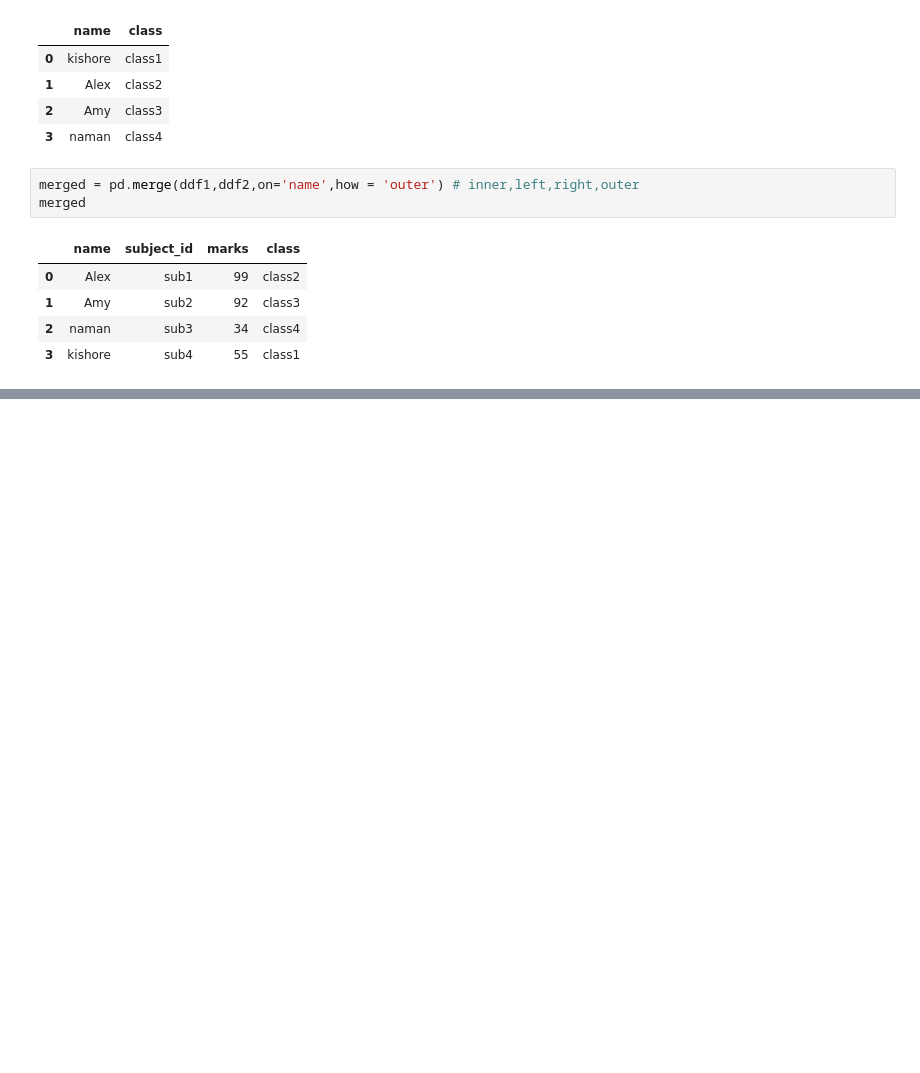
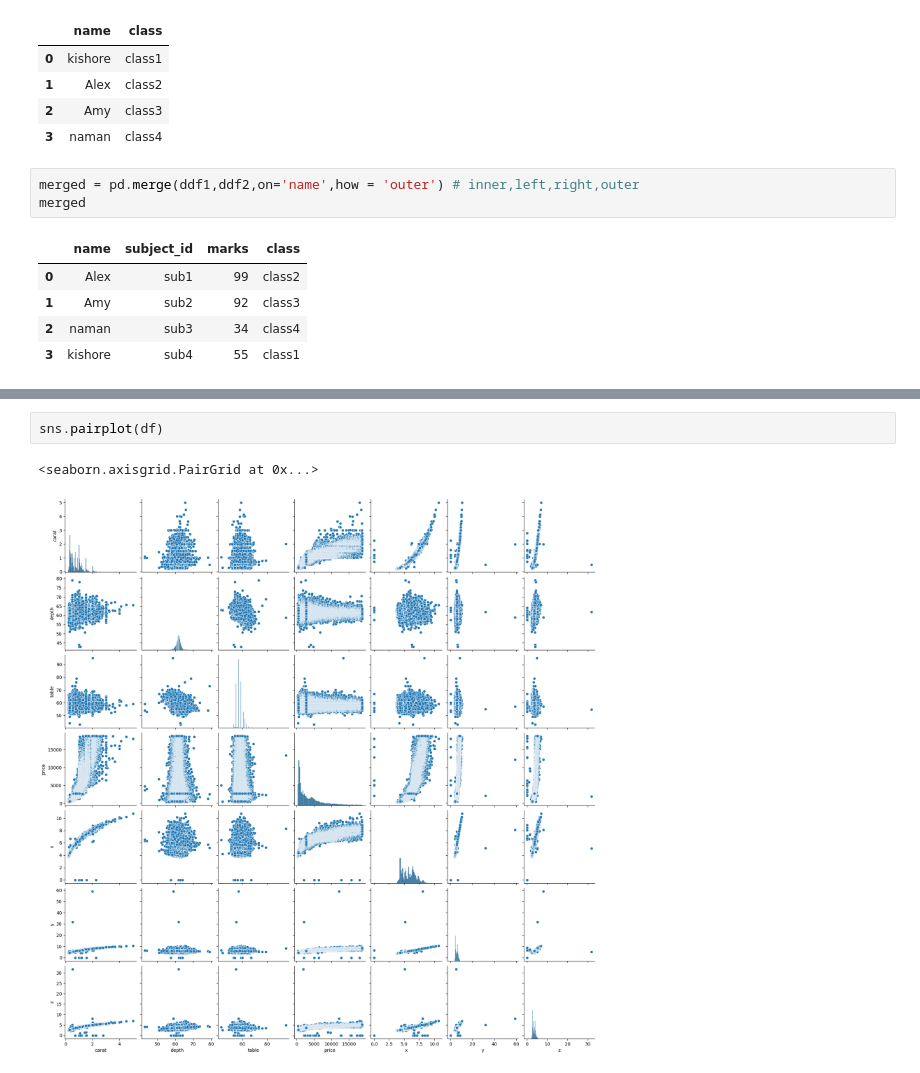
Before and after one commit to SriRamK345/Pandas_lib, a Jupyter notebook: Pandas.ipynb, the cells around one changed output, grey strips where cells are left out. Saved outputs shown, nothing was run; the diff lists cells and outputs as text; blank space fills up the shorter version.

```diff
--- a/Pandas.ipynb
+++ b/Pandas.ipynb
@@ -698,0 +798,5 @@ merged
+# %%
+sns.pairplot(df)
+# %% [output]
+<seaborn.axisgrid.PairGrid at 0x...>
+[figure, added]
```
Also changed, not shown: parts of 13 cells of this notebook.
